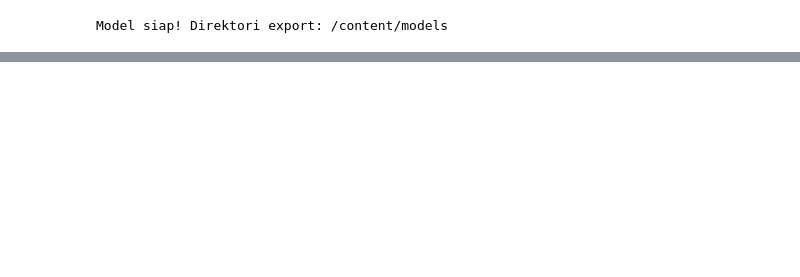
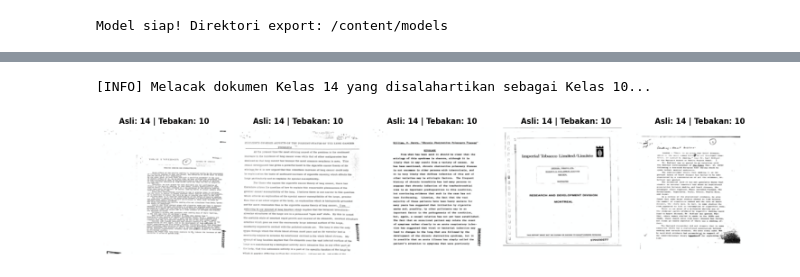
Before and after one commit to gacoanphilia/Document-Image-Classification, a Jupyter notebook: notebooks/02_modeling.ipynb, the cells around one changed output, grey strips where cells are left out. Cells and saved outputs as stored; diff of their text form; code cells hidden in the pictures; blank space fills up the shorter version.

```diff
--- a/notebooks/02_modeling.ipynb
+++ b/notebooks/02_modeling.ipynb
@@ -404,3 +405,57 @@ plt.show()
 📊 CONFUSION MATRIX
 ============================================================
 [figure]
+# %%
+# Pastikan model dalam mode evaluasi
+model.eval()
+
+# Fokus pada kesalahan terbesar di Confusion Matrix:
+TARGET_TRUE = 14
+TARGET_PRED = 10
+misclassified_images = []
+
+print(f"[INFO] Melacak dokumen Kelas {TARGET_TRUE} yang disalahartikan sebagai Kelas {TARGET_PRED}...")
+
+with torch.no_grad():
+    # Iterasi langsung ke val_dataset (bukan val_loader) agar mudah menarik gambarnya tunggal
+    for i in range(len(val_dataset)):
+        image, label = val_dataset[i]
+
+        if label == TARGET_TRUE:
+            # Tambahkan batch dimension [C, H, W] -> [1, C, H, W]
+            img_tensor = image.unsqueeze(0).to(device)
+
+            with torch.autocast(device_type=device.type, enabled=torch.cuda.is_available()):
+                output = model(img_tensor)
+                _, pred = torch.max(output, 1)
+
+            if pred.item() == TARGET_PRED:
+                misclassified_images.append(image)
+
+            # Tarik 5 sampel saja agar visualisasi rapi
+            if len(misclassified_images) >= 5:
+                break
+
+if misclassified_images:
+    fig, axes = plt.subplots(1, len(misclassified_images), figsize=(15, 5))
+    if len(misclassified_images) == 1: axes = [axes]
+
+    for ax, img in zip(axes, misclassified_images):
+        # Denormalisasi tensor kembali ke format gambar normal RGB
+        img = img.numpy().transpose((1, 2, 0))
+        mean = np.array([0.485, 0.456, 0.406])
+        std = np.array([0.229, 0.224, 0.225])
+        img = std * img + mean
+        img = np.clip(img, 0, 1)
+
+        ax.imshow(img)
+        ax.set_title(f"Asli: {TARGET_TRUE} | Tebakan: {TARGET_PRED}", fontweight='bold')
+        ax.axis('off')
+
+    plt.tight_layout()
+    plt.show()
+else:
+    print("Tidak ditemukan misklasifikasi pada sampel awal yang diuji.")
+# %% [output]
+[INFO] Melacak dokumen Kelas 14 yang disalahartikan sebagai Kelas 10...
+[figure, added]
```
Also changed, not shown: parts of 7 cells of this notebook.
